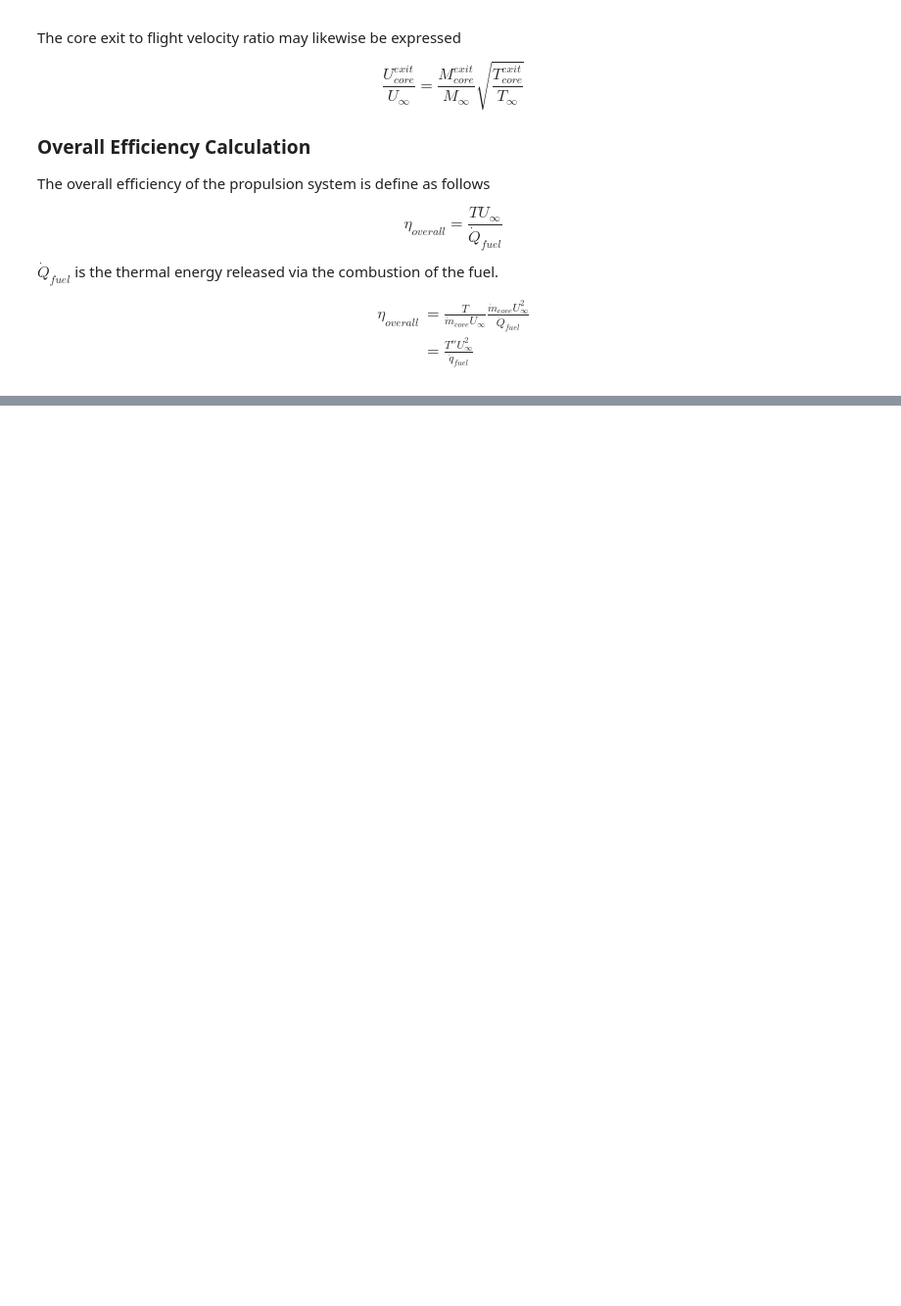
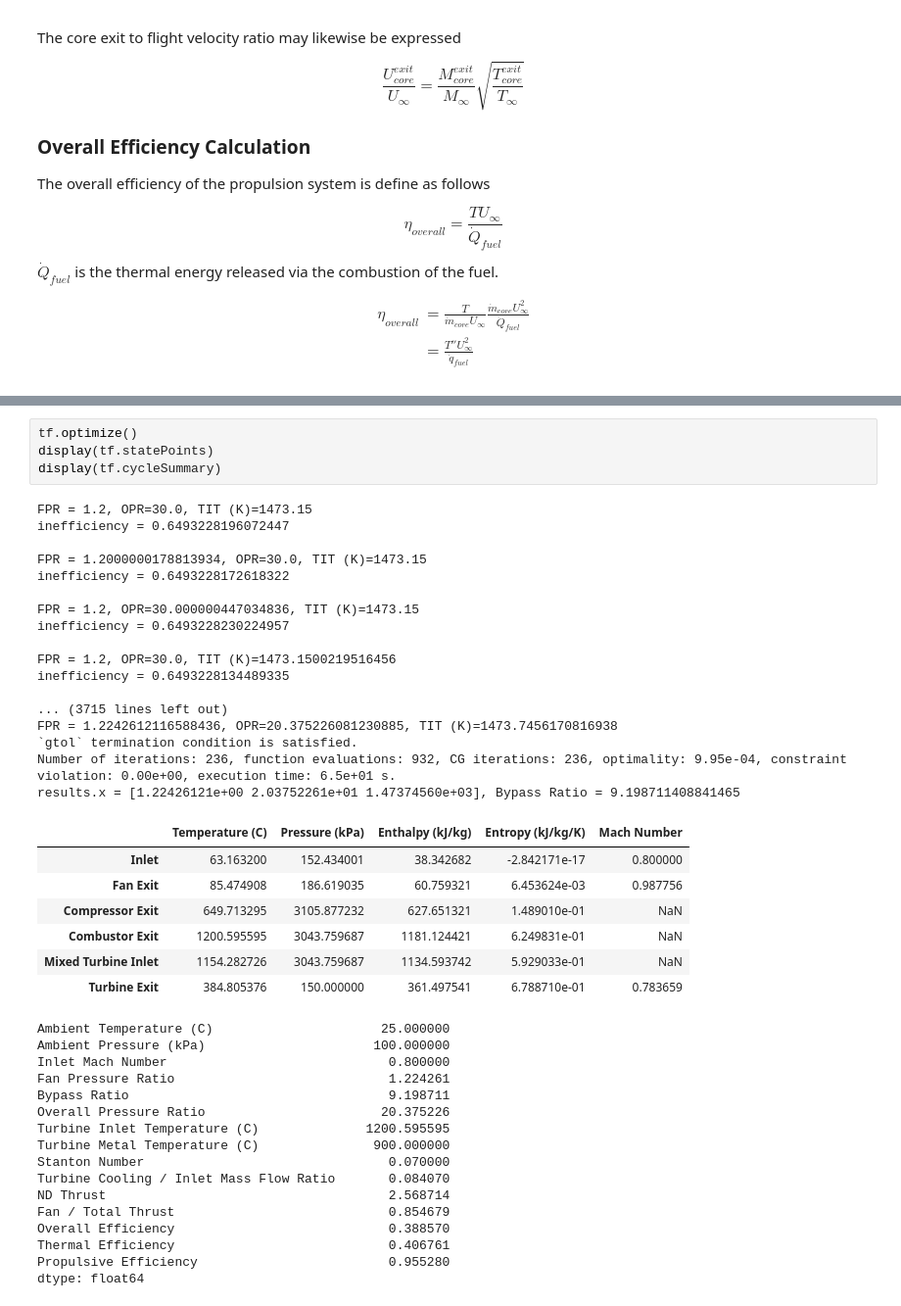
Before and after one commit to davetew/Zero-Carbon-Aviation, a Jupyter notebook: Dual_Cycle_Propulsion_System_Integration.ipynb, the cells around one changed output, grey strips where cells are left out. Shown at 98% size. Saved outputs shown, nothing was run; the diff lists cells and outputs as text; blank space fills up the shorter version.

```diff
--- a/Dual_Cycle_Propulsion_System_Integration.ipynb
+++ b/Dual_Cycle_Propulsion_System_Integration.ipynb
@@ -474,0 +526,45 @@ tf.BypRatio
+# %%
+tf.optimize()
+display(tf.statePoints)
+display(tf.cycleSummary)
+# %% [output]
+FPR = 1.2, OPR=30.0, TIT (K)=1473.15
+inefficiency = 0.6493228196072447
+
+FPR = 1.2000000178813934, OPR=30.0, TIT (K)=1473.15
+inefficiency = 0.6493228172618322
+
+FPR = 1.2, OPR=30.000000447034836, TIT (K)=1473.15
+inefficiency = 0.6493228230224957
+
+FPR = 1.2, OPR=30.0, TIT (K)=1473.1500219516456
+inefficiency = 0.6493228134489335
+
+... (3715 lines left out)
+FPR = 1.2242612116588436, OPR=20.375226081230885, TIT (K)=1473.7456170816938
+`gtol` termination condition is satisfied.
+Number of iterations: 236, function evaluations: 932, CG iterations: 236, optimality: 9.95e-04, constraint violation: 0.00e+00, execution time: 6.5e+01 s.
+results.x = [1.22426121e+00 2.03752261e+01 1.47374560e+03], Bypass Ratio = 9.198711408841465
+|  | Temperature (C) | Pressure (kPa) | Enthalpy (kJ/kg) | Entropy (kJ/kg/K) | Mach Number |
+| Inlet | 63.163200 | 152.434001 | 38.342682 | -2.842171e-17 | 0.800000 |
+| Fan Exit | 85.474908 | 186.619035 | 60.759321 | 6.453624e-03 | 0.987756 |
+| Compressor Exit | 649.713295 | 3105.877232 | 627.651321 | 1.489010e-01 | NaN |
+| Combustor Exit | 1200.595595 | 3043.759687 | 1181.124421 | 6.249831e-01 | NaN |
+| Mixed Turbine Inlet | 1154.282726 | 3043.759687 | 1134.593742 | 5.929033e-01 | NaN |
+| Turbine Exit | 384.805376 | 150.000000 | 361.497541 | 6.788710e-01 | 0.783659 |
+Ambient Temperature (C)                      25.000000
+Ambient Pressure (kPa)                      100.000000
+Inlet Mach Number                             0.800000
+Fan Pressure Ratio                            1.224261
+Bypass Ratio                                  9.198711
+Overall Pressure Ratio                       20.375226
+Turbine Inlet Temperature (C)              1200.595595
+Turbine Metal Temperature (C)               900.000000
+Stanton Number                                0.070000
+Turbine Cooling / Inlet Mass Flow Ratio       0.084070
+ND Thrust                                     2.568714
+Fan / Total Thrust                            0.854679
+Overall Efficiency                            0.388570
+Thermal Efficiency                            0.406761
+Propulsive Efficiency                         0.955280
+dtype: float64
```
Also changed, not shown: parts of 7 cells of this notebook.
